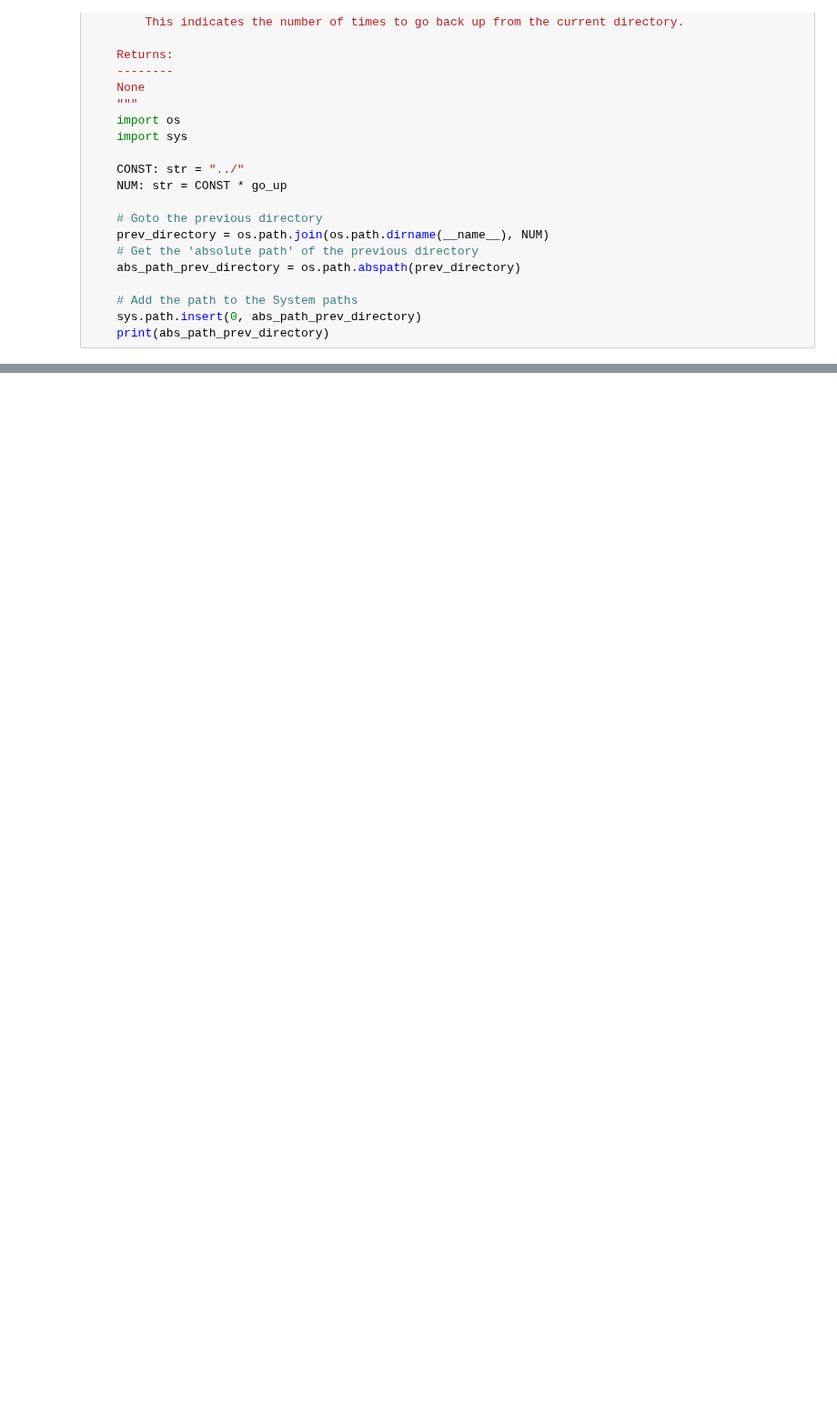
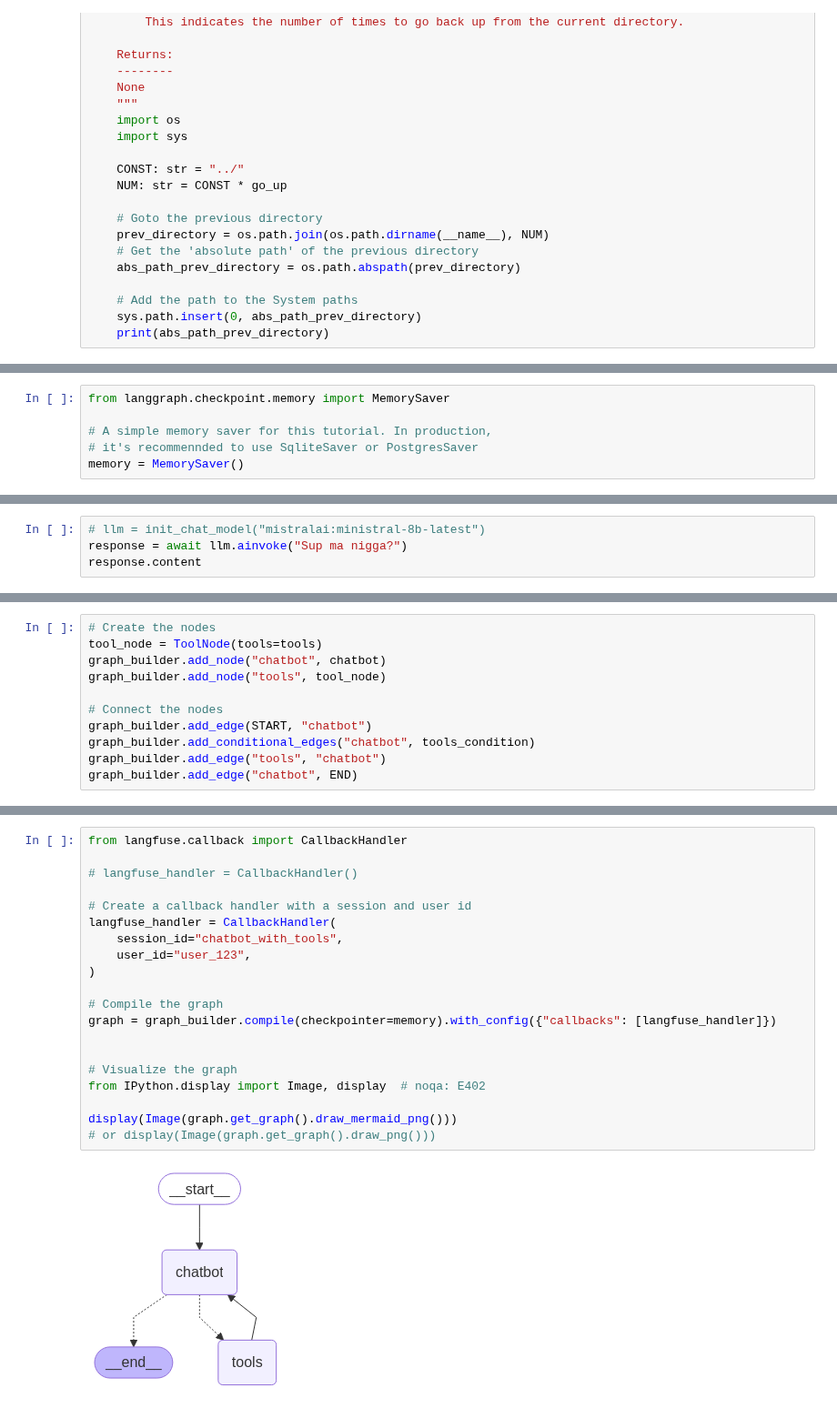
Before and after one commit to chineidu/AI-Tutorials, a Jupyter notebook: notebooks/Langgraph/02-ai-workflow-2.ipynb, the cells around one changed output, grey strips where cells are left out. Shown at 91% size. Cells and saved outputs as stored; diff of their text form; blank space fills up the shorter version.

Commit message:
chore: Update langgraph tutorial

```diff
--- a/notebooks/Langgraph/02-ai-workflow-2.ipynb
+++ b/notebooks/Langgraph/02-ai-workflow-2.ipynb
@@ -89,0 +302,6 @@ settings = refresh_settings()
+# %%
+from langgraph.checkpoint.memory import MemorySaver
+
+# A simple memory saver for this tutorial. In production,
+# it's recommennded to use SqliteSaver or PostgresSaver
+memory = MemorySaver()
@@ -89,0 +327,4 @@ settings = refresh_settings()
+# %%
+# llm = init_chat_model("mistralai:ministral-8b-latest")
+response = await llm.ainvoke("Sup ma nigga?")
+response.content
@@ -89,0 +355,11 @@ settings = refresh_settings()
+# %%
+# Create the nodes
+tool_node = ToolNode(tools=tools)
+graph_builder.add_node("chatbot", chatbot)
+graph_builder.add_node("tools", tool_node)
+
+# Connect the nodes
+graph_builder.add_edge(START, "chatbot")
+graph_builder.add_conditional_edges("chatbot", tools_condition)
+graph_builder.add_edge("tools", "chatbot")
+graph_builder.add_edge("chatbot", END)
@@ -89,0 +373,22 @@ settings = refresh_settings()
+# %%
+from langfuse.callback import CallbackHandler
+
+# langfuse_handler = CallbackHandler()
+
+# Create a callback handler with a session and user id
+langfuse_handler = CallbackHandler(
+    session_id="chatbot_with_tools",
+    user_id="user_123",
+)
+
+# Compile the graph
+graph = graph_builder.compile(checkpointer=memory).with_config({"callbacks": [langfuse_handler]})
+
+
+# Visualize the graph
+from IPython.display import Image, display  # noqa: E402
+
+display(Image(graph.get_graph().draw_mermaid_png()))
+# or display(Image(graph.get_graph().draw_png()))
+# %% [output]
+[figure, added]
```
Also changed, not shown: parts of 31 cells of this notebook, 3 other files.
